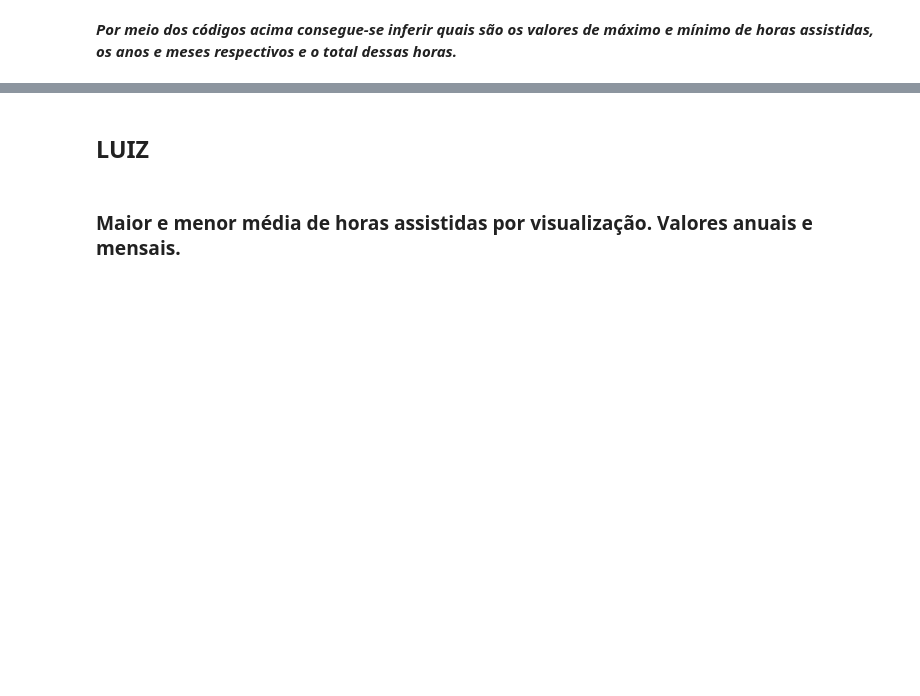
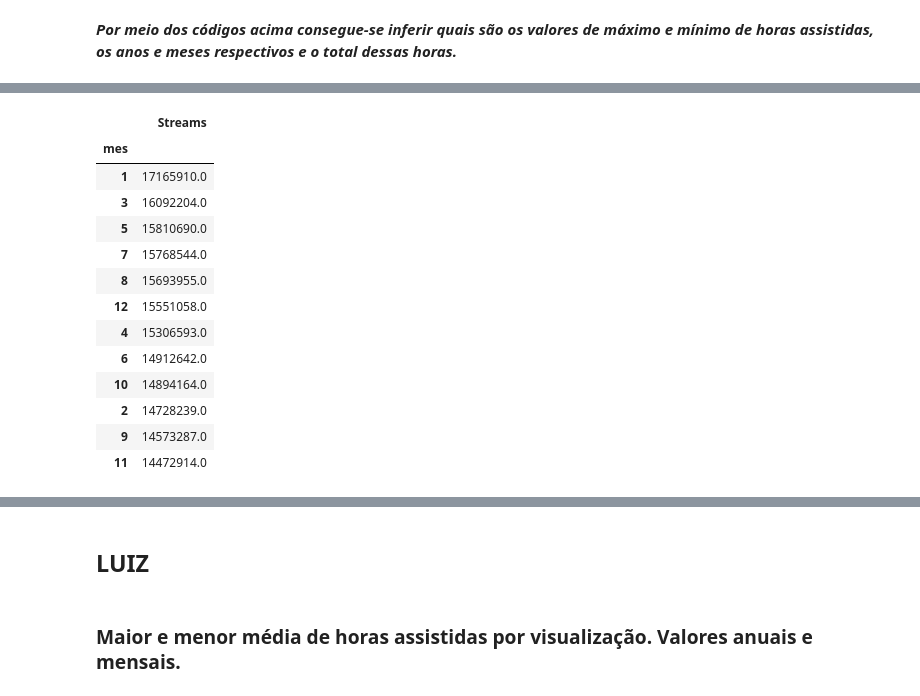
Before and after one commit to Luiz-gabrielsilva/EDA_ADA, a Jupyter notebook: Projeto_ADA.ipynb, the cells around one changed output, grey strips where cells are left out. Cells and saved outputs as stored; diff of their text form; code cells hidden in the pictures; blank space fills up the shorter version.

```diff
--- a/Projeto_ADA.ipynb
+++ b/Projeto_ADA.ipynb
@@ -240,0 +259,14 @@ print(lista_1)
+# %%
+#maior e menor crescimento de horas assistidas durante os meses
+
+diferenca = data['horas_assistidas'].diff()
+data['variacao_de_horas'] = diferenca
+
+df = data.sort_values('variacao_de_horas',ascending=False)
+# print(df)
+df_select = df[['ano','mes','variacao_de_horas']]
+print(df_select)
+var_max = df.groupby(['ano','mes','variacao_de_horas'])['variacao_de_horas'].sum().idxmax()
+var_min = df.groupby(['ano','mes','variacao_de_horas'])['variacao_de_horas'].sum().idxmin()
+print(var_max)
+print(var_min)
@@ -240,0 +333,18 @@ print(lista_1)
+# %%
+media_transmicoes =data.pivot_table(values='Streams', index ='mes',aggfunc='mean',).round(0)
+media_transmicoes.sort_values(by='Streams',ascending=False)
+# %% [output]
+|  | Streams |
+| mes |  |
+| 1 | 17165910.0 |
+| 3 | 16092204.0 |
+| 5 | 15810690.0 |
+| 7 | 15768544.0 |
+| 8 | 15693955.0 |
+| 12 | 15551058.0 |
+| 4 | 15306593.0 |
+| 6 | 14912642.0 |
+| 10 | 14894164.0 |
+| 2 | 14728239.0 |
+| 9 | 14573287.0 |
+| 11 | 14472914.0 |
```
Also changed, not shown: parts of 9 cells of this notebook, 1 other file.
